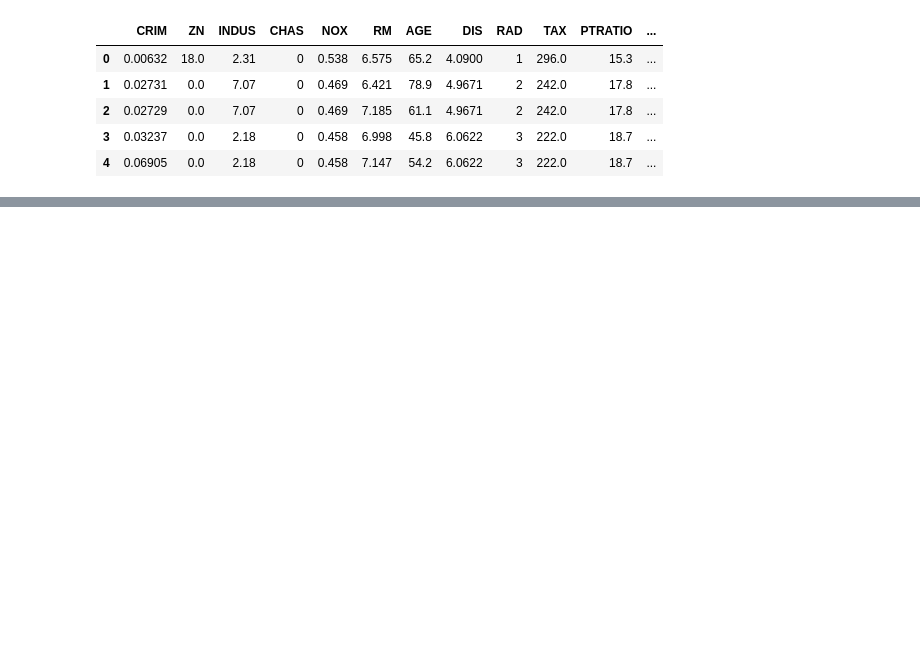
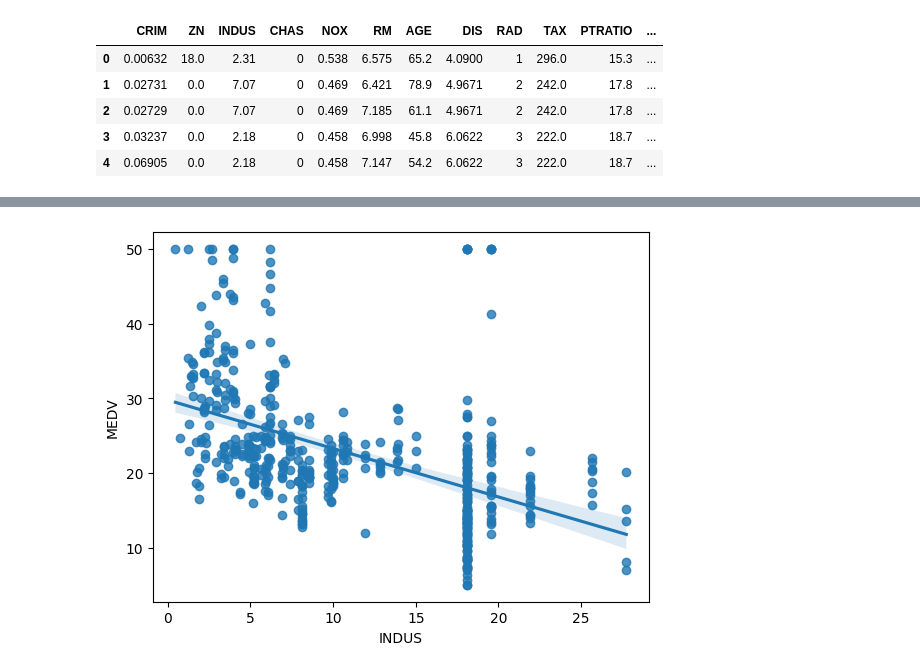
Before and after one commit to saket-nugget/BostonHousingPrices_LinReg, a Jupyter notebook: BostonHousingPrices_LinReg.ipynb, the cells around one changed output, grey strips where cells are left out. Cells and saved outputs as stored; diff of their text form; code cells hidden in the pictures; blank space fills up the shorter version.

```diff
--- a/BostonHousingPrices_LinReg.ipynb
+++ b/BostonHousingPrices_LinReg.ipynb
@@ -20,0 +35,5 @@ df.head()
+# %%
+sns.regplot(x='INDUS',y='MEDV',data=df)
+plt.show()
+# %% [output]
+[figure, added]
```
Also changed, not shown: parts of 21 cells of this notebook.
